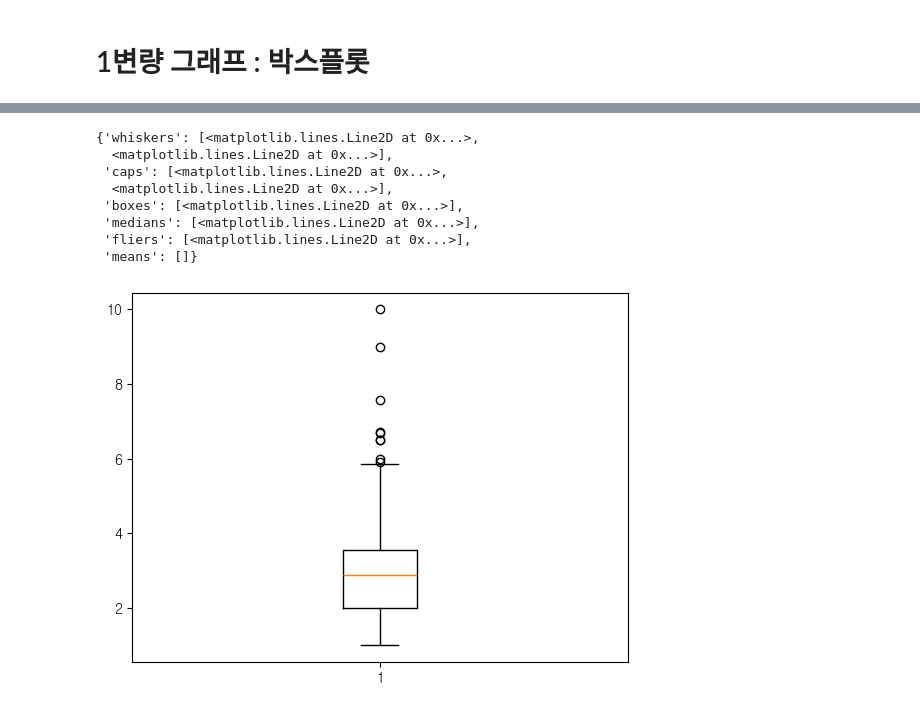
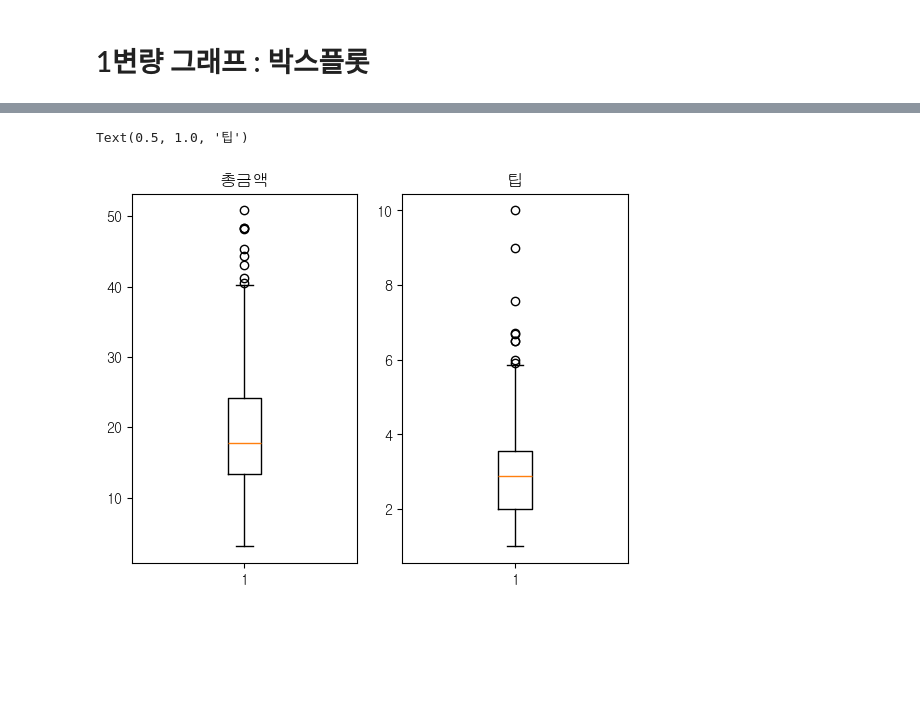
Before and after one commit to jjuuu999/hipython, a Jupyter notebook: 43.시각화.ipynb, the cells around one changed output, grey strips where cells are left out. Cells and saved outputs as stored; diff of their text form; code cells hidden in the pictures; blank space fills up the shorter version.

```diff
--- a/43.시각화.ipynb
+++ b/43.시각화.ipynb
@@ -212,12 +212,11 @@ plt.boxplot(data=tips_df,x='total_bill')
 # %%
+plt.subplot(1,2,1)
+plt.boxplot(data=tips_df,x='total_bill')
+plt.title('총금액')
+
+plt.subplot(1,2,2)
 plt.boxplot(data=tips_df,x='tip')
+plt.title('팁')
 # %% [output]
-{'whiskers': [<matplotlib.lines.Line2D at 0x...>,
-  <matplotlib.lines.Line2D at 0x...>],
- 'caps': [<matplotlib.lines.Line2D at 0x...>,
-  <matplotlib.lines.Line2D at 0x...>],
- 'boxes': [<matplotlib.lines.Line2D at 0x...>],
- 'medians': [<matplotlib.lines.Line2D at 0x...>],
- 'fliers': [<matplotlib.lines.Line2D at 0x...>],
- 'means': []}
+Text(0.5, 1.0, '팁')
-[figure, old version]
+[figure, new version]
```
Also changed, not shown: parts of 2 cells of this notebook.
